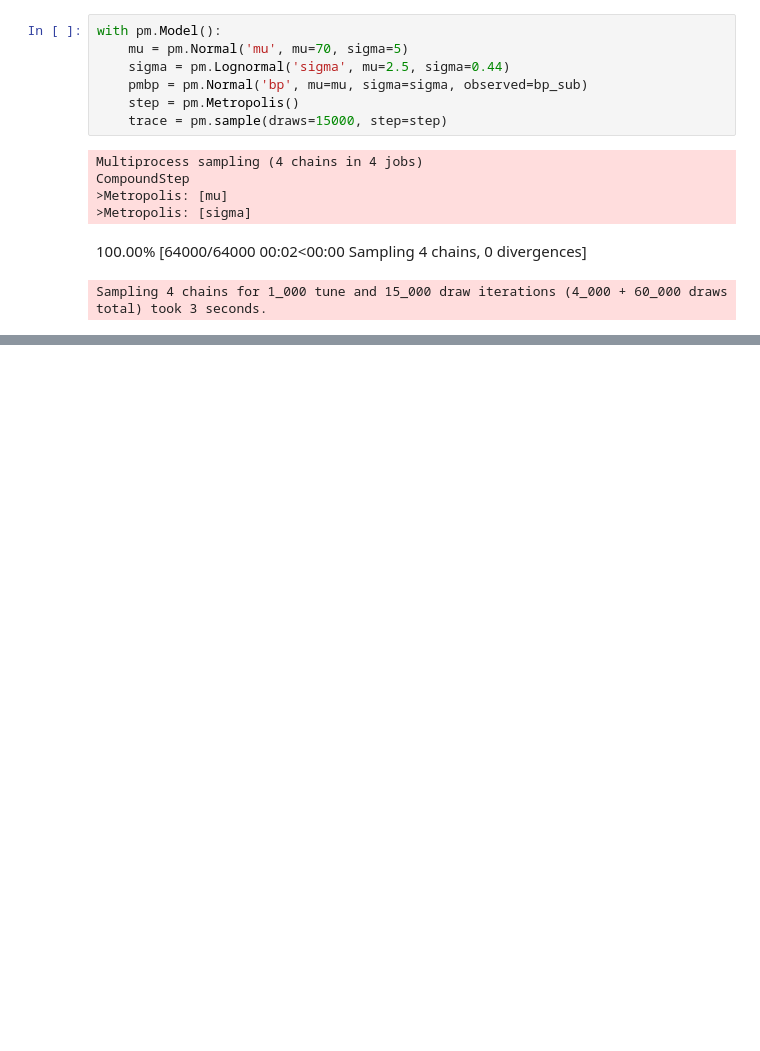
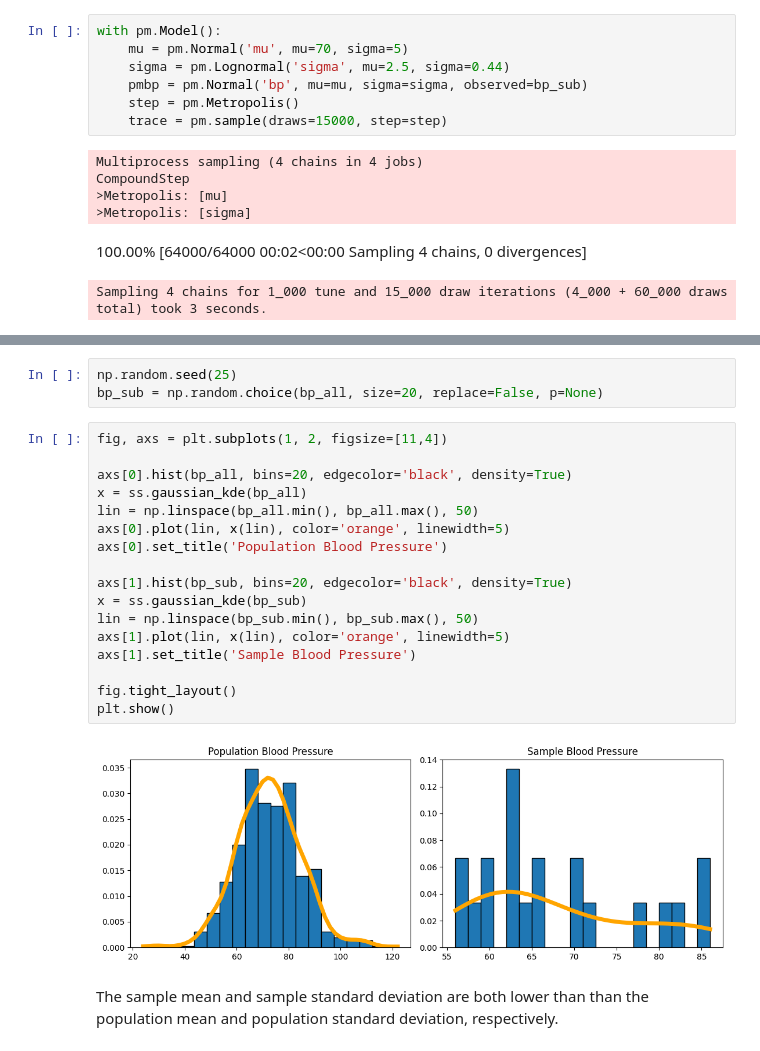
Before and after one commit to jackburbidge/portfolio, a Jupyter notebook: pima_indians_diabetes/pima_indians_Bayesian_MCMC.ipynb, the cells around one changed output, grey strips where cells are left out. Cells and saved outputs as stored; diff of their text form; blank space fills up the shorter version.

```diff
--- a/pima_indians_diabetes/pima_indians_Bayesian_MCMC.ipynb
+++ b/pima_indians_diabetes/pima_indians_Bayesian_MCMC.ipynb
@@ -126,0 +128,24 @@ plt.show()
+# %%
+np.random.seed(25)
+bp_sub = np.random.choice(bp_all, size=20, replace=False, p=None)
+# %%
+fig, axs = plt.subplots(1, 2, figsize=[11,4])
+
+axs[0].hist(bp_all, bins=20, edgecolor='black', density=True)
+x = ss.gaussian_kde(bp_all)
+lin = np.linspace(bp_all.min(), bp_all.max(), 50)
+axs[0].plot(lin, x(lin), color='orange', linewidth=5)
+axs[0].set_title('Population Blood Pressure')
+
+axs[1].hist(bp_sub, bins=20, edgecolor='black', density=True)
+x = ss.gaussian_kde(bp_sub)
+lin = np.linspace(bp_sub.min(), bp_sub.max(), 50)
+axs[1].plot(lin, x(lin), color='orange', linewidth=5)
+axs[1].set_title('Sample Blood Pressure')
+
+fig.tight_layout()
+plt.show()
+# %% [output]
+[figure, added]
+# %% [markdown]
+The sample mean and sample standard deviation are both lower than than the population mean and population standard deviation, respectively.
```
Also changed, not shown: parts of 28 cells of this notebook.
